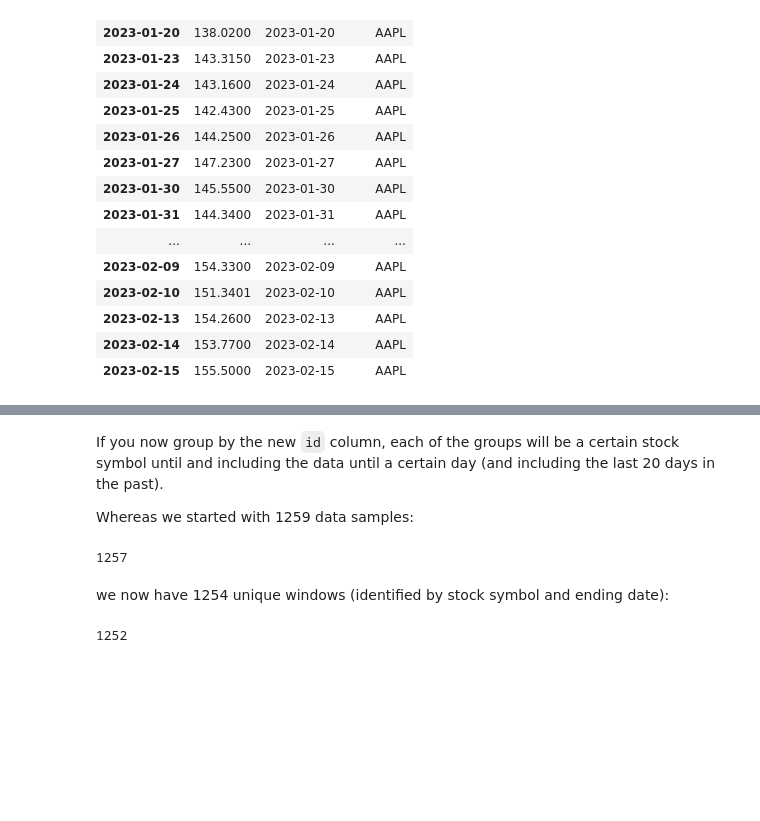
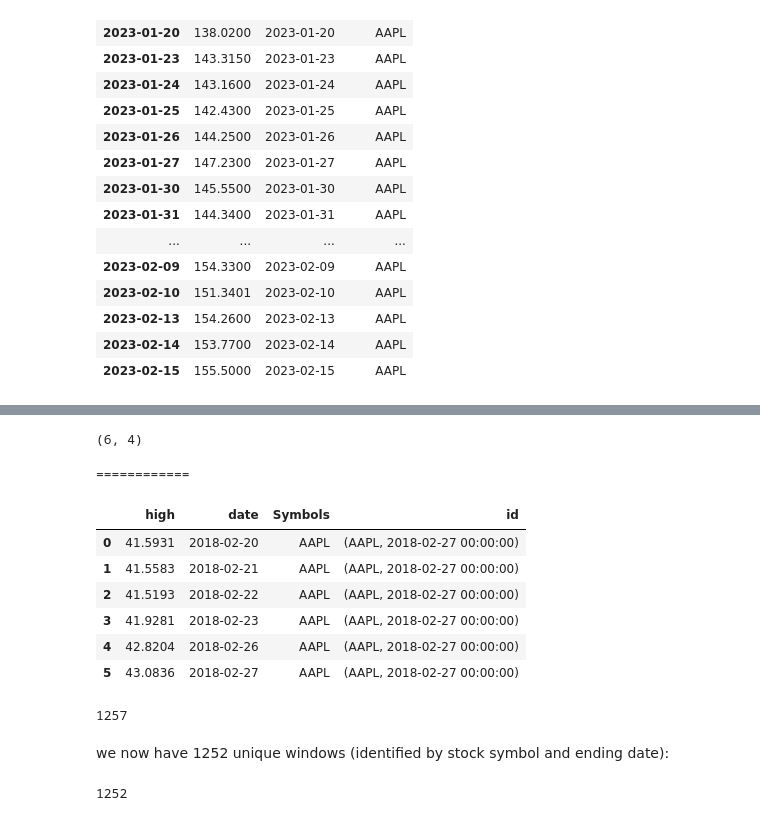
Before and after one commit to harnalashok/timeseries, a Jupyter notebook: tsfresh_Timeseries_Forecasting.ipynb, the cells around one changed output, grey strips where cells are left out. Saved outputs shown, nothing was run; the diff lists cells and outputs as text; code cells hidden in the pictures; blank space fills up the shorter version.

```diff
--- a/tsfresh_Timeseries_Forecasting.ipynb
+++ b/tsfresh_Timeseries_Forecasting.ipynb
@@ -395,13 +358,27 @@ df_melted[(df_melted["date"] <= pd.to_datetime("2020-07-14")) &
-# %% [markdown]
-If you now group by the new `id` column, each of the groups will be a certain stock symbol until and including the data until a certain day (and including the last 20 days in the past).
-
-Whereas we started with 1259 data samples:
+# %%
+# 6.5 Next, let us look at extracted timeseries for one id when date is  "2018-02-27"
+ds = df_rolled[df_rolled["id"] == ("AAPL", pd.to_datetime("2018-02-27"))]
+ds.shape  # (6, 4)
+print("\n============\n")
+# Start from bottom and count upwards
+#  6 rows here:
+ds
+# %% [output]
+(6, 4)
+============
+|  | high | date | Symbols | id |
+| 0 | 41.5931 | 2018-02-20 | AAPL | (AAPL, 2018-02-27 00:00:00) |
+| 1 | 41.5583 | 2018-02-21 | AAPL | (AAPL, 2018-02-27 00:00:00) |
+| 2 | 41.5193 | 2018-02-22 | AAPL | (AAPL, 2018-02-27 00:00:00) |
+| 3 | 41.9281 | 2018-02-23 | AAPL | (AAPL, 2018-02-27 00:00:00) |
+| 4 | 42.8204 | 2018-02-26 | AAPL | (AAPL, 2018-02-27 00:00:00) |
+| 5 | 43.0836 | 2018-02-27 | AAPL | (AAPL, 2018-02-27 00:00:00) |
 # %%
 len(df_melted)
 # %% [output]
 1257
 # %% [markdown]
-we now have 1254 unique windows (identified by stock symbol and ending date):
+we now have 1252 unique windows (identified by stock symbol and ending date):
 # %%
 df_rolled["id"].nunique()
 # %% [output]
```
Also changed, not shown: parts of 9 cells of this notebook.
